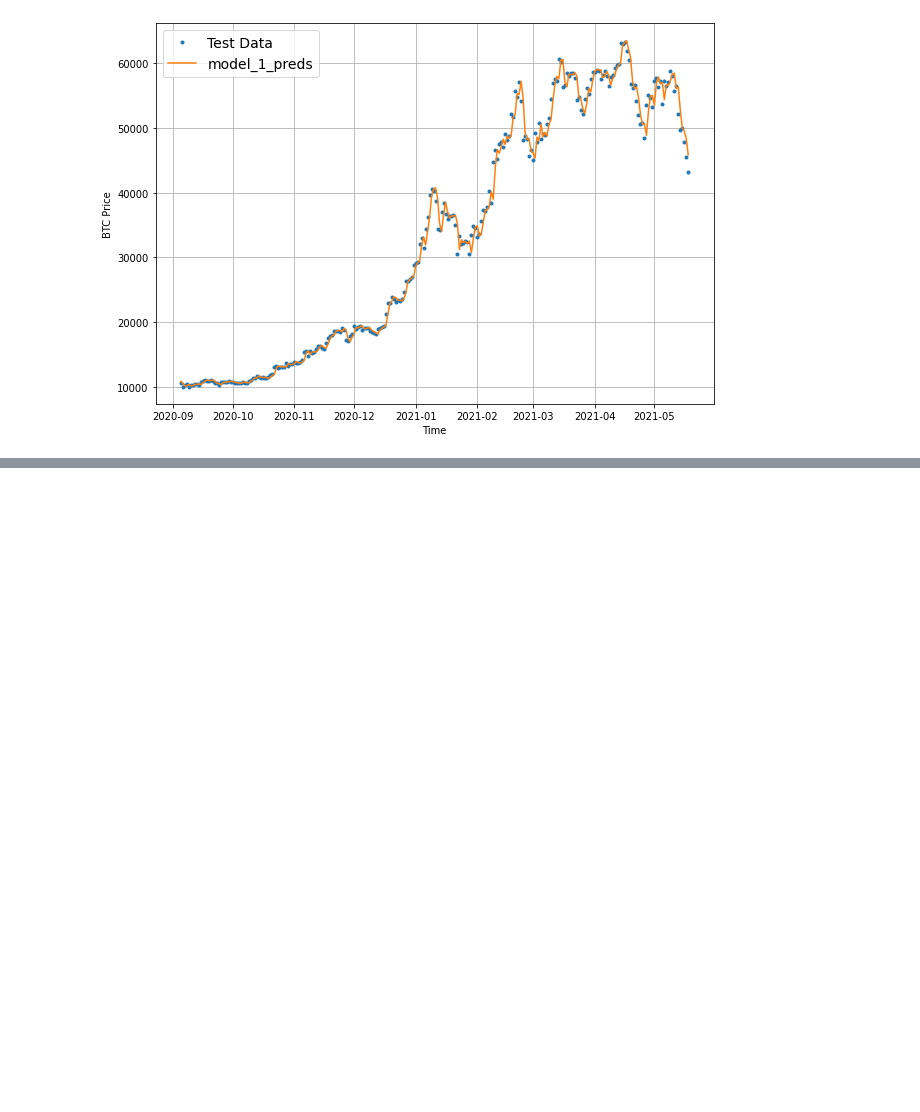
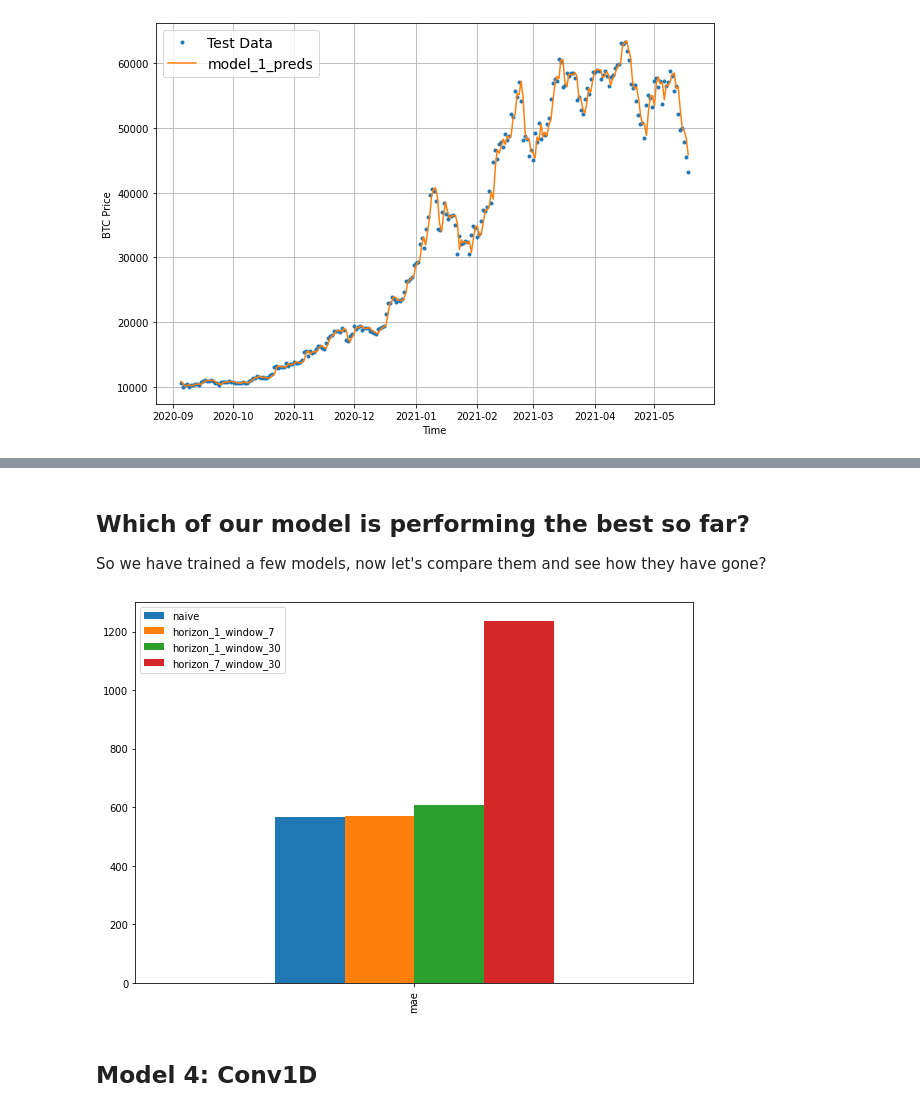
Before and after one commit to vijayraikar1999/Tensorflow-Developer-Certification, a Jupyter notebook: 10_time_series_forecasting_with_tensorflow.ipynb, the cells around one changed output, grey strips where cells are left out. Cells and saved outputs as stored; diff of their text form; code cells hidden in the pictures; blank space fills up the shorter version.

```diff
--- a/10_time_series_forecasting_with_tensorflow.ipynb
+++ b/10_time_series_forecasting_with_tensorflow.ipynb
@@ -751,0 +1019,27 @@ naive_results
+# %%
+# Create a function to take in model predictions and truth values and return evaluatic
+def evaluate_preds(y_true, y_pred):
+  # Make sure float32 datatype (for metric calculations)Get Data We are going to be using the histori
+  y_true = tf.cast(y_true, dtype=tf.float32)
+  y_pred = tf.cast(y_pred, dtype=tf.float32)
+
+  # Calculate various evaluation metrics
+  mae = tf.keras.metrics.mean_absolute_error(y_true, y_pred)
+  mse = tf.keras.metrics.mean_squared_error(y_true, y_pred)
+  rmse = tf.sqrt(mse)
+  mape = tf.keras.metrics.mean_absolute_percentage_error(y_true, y_pred)
+  mase = mean_absolute_scaled_error(y_true, y_pred)
+
+  # Account for different size metrics (for longer horizons, we want to reduce metrics to a single value)
+  if mae.ndim > 0:
+    mae = tf.reduce_mean(mae)
+    mse = tf.reduce_mean(mse)
+    rmse = tf.reduce_mean(rmse)
+    mape = tf.reduce_mean(mape)
+    mase = tf.reduce_mean(mase)
+
+  return {'mae': mae.numpy(),
+          'mse': mse.numpy(),
+          'rmse': rmse.numpy(),
+          'mape': mape.numpy(),
+          'mase': mase.numpy()}
@@ -751,0 +1099,13 @@ naive_results
+# %% [markdown]
+## Which of our model is performing the best so far?
+
+So we have trained a few models, now let's compare them and see how they have gone?
+# %%
+pd.DataFrame({'naive': naive_results,
+              'horizon_1_window_7': model_1_results['mae'],
+              'horizon_1_window_30': model_2_results['mae'],
+              'horizon_7_window_30': model_3_results['mae']}, index=['mae']).plot(figsize=(10, 7), kind='bar');
+# %% [output]
+[figure, added]
+# %% [markdown]
+## Model 4: Conv1D
```
Also changed, not shown: parts of 99 cells of this notebook.
